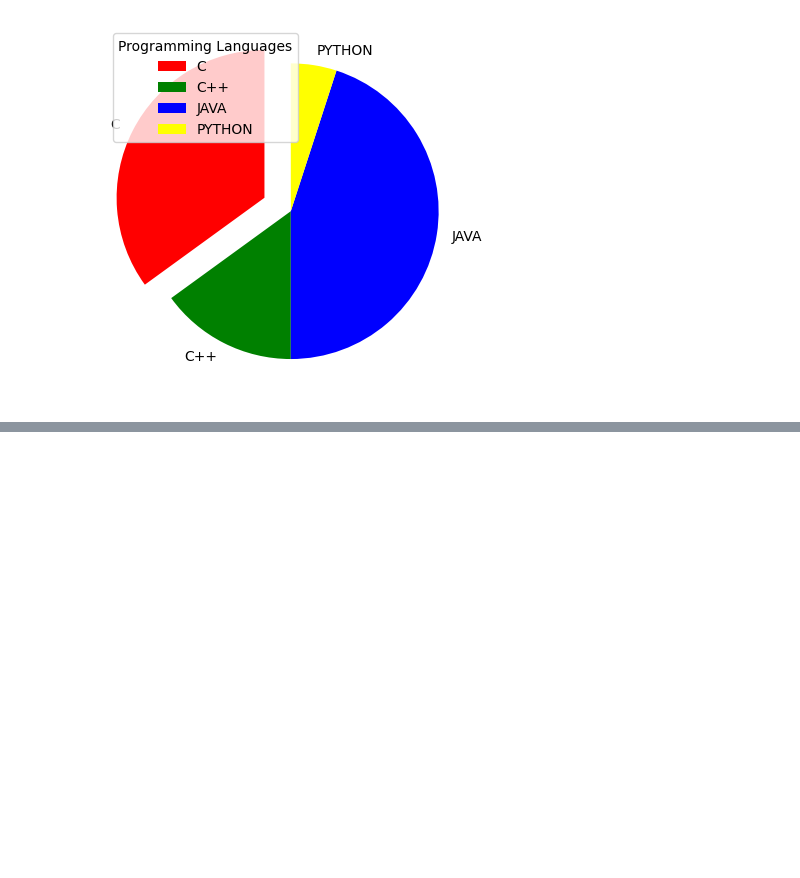
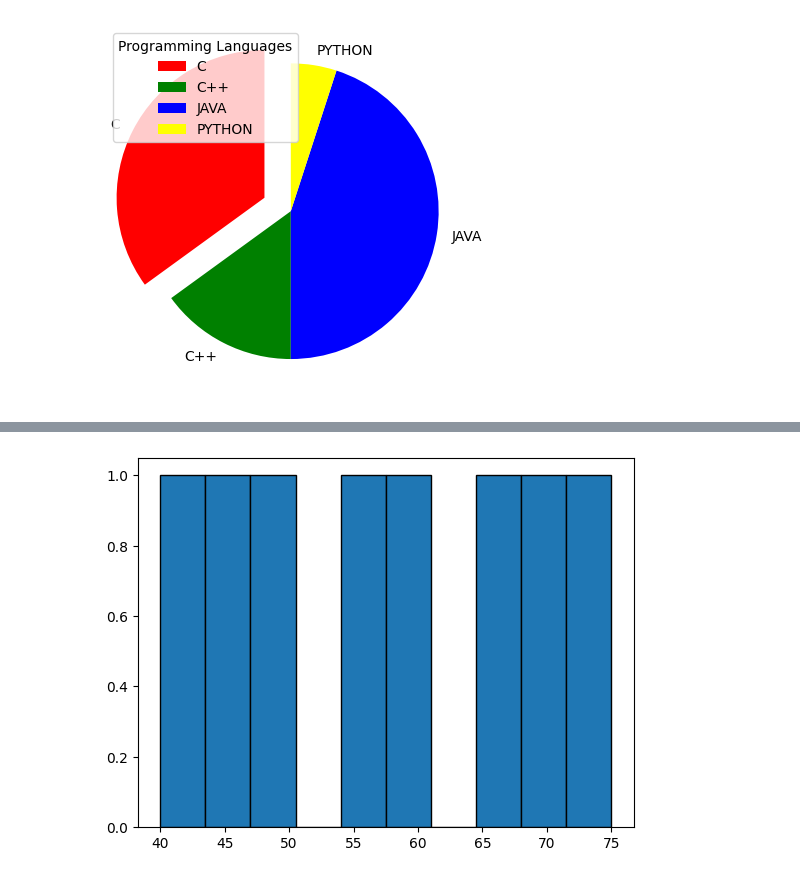
Before and after one commit to saidevaharsha07-art/AI-ML-Internship-Journey, a Jupyter notebook: 04-Matplotlib/matplotlib.ipynb, the cells around one changed output, grey strips where cells are left out. Cells and saved outputs as stored; diff of their text form; code cells hidden in the pictures; blank space fills up the shorter version.

```diff
--- a/04-Matplotlib/matplotlib.ipynb
+++ b/04-Matplotlib/matplotlib.ipynb
@@ -411,0 +444,7 @@ plt.show()
+# %%
+#edgecolor
+#Adds border color.
+plt.hist(marks, edgecolor="black")
+plt.show()
+# %% [output]
+[figure, added]
```
Also changed, not shown: parts of 16 cells of this notebook.
